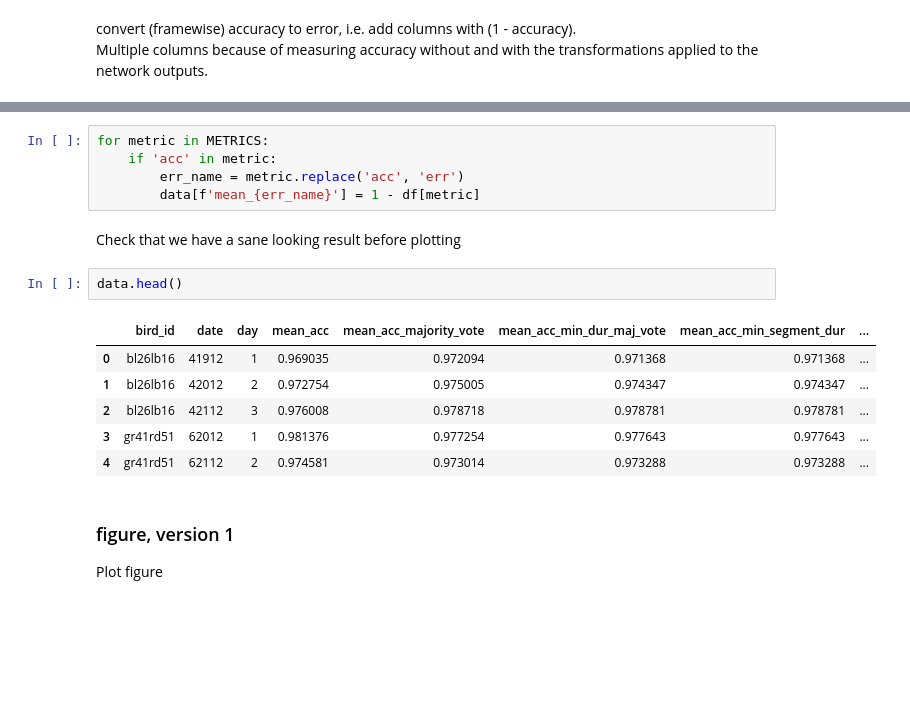
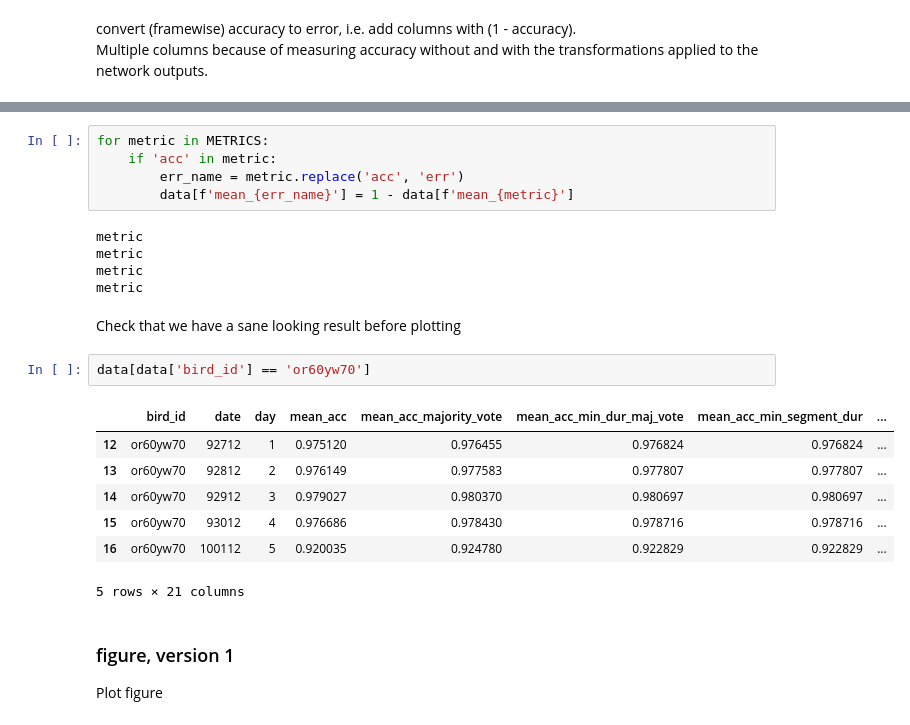
Before and after one commit to yardencsGitHub/tweetynet, a Jupyter notebook: doc/notebooks/BFRepository-results/all-birds.ipynb, the cells around one changed output, grey strips where cells are left out. Cells and saved outputs as stored; diff of their text form; blank space fills up the shorter version.

Commit message:
fix bug in BFSrepository-results/all-birds.ipynb

```diff
--- a/doc/notebooks/BFRepository-results/all-birds.ipynb
+++ b/doc/notebooks/BFRepository-results/all-birds.ipynb
@@ -95,18 +110,24 @@ Multiple columns because of measuring accuracy without and with the transformati
 for metric in METRICS:
     if 'acc' in metric:
         err_name = metric.replace('acc', 'err')
-        data[f'mean_{err_name}'] = 1 - df[metric]
+        data[f'mean_{err_name}'] = 1 - data[f'mean_{metric}']
+# %% [output]
+metric
+metric
+metric
+metric
 # %% [markdown]
 Check that we have a sane looking result before plotting
-# %%
-data.head()
-# %% [output]
-|  | bird_id | date | day | mean_acc | mean_acc_majority_vote | mean_acc_min_dur_maj_vote | mean_acc_min_segment_dur | ... |
-| 0 | bl26lb16 | 41912 | 1 | 0.969035 | 0.972094 | 0.971368 | 0.971368 | ... |
-| 1 | bl26lb16 | 42012 | 2 | 0.972754 | 0.975005 | 0.974347 | 0.974347 | ... |
-| 2 | bl26lb16 | 42112 | 3 | 0.976008 | 0.978718 | 0.978781 | 0.978781 | ... |
-| 3 | gr41rd51 | 62012 | 1 | 0.981376 | 0.977254 | 0.977643 | 0.977643 | ... |
-| 4 | gr41rd51 | 62112 | 2 | 0.974581 | 0.973014 | 0.973288 | 0.973288 | ... |
+# %%
+data[data['bird_id'] == 'or60yw70']
+# %% [output]
+|  | bird_id | date | day | mean_acc | mean_acc_majority_vote | mean_acc_min_dur_maj_vote | mean_acc_min_segment_dur | ... |
+| 12 | or60yw70 | 92712 | 1 | 0.975120 | 0.976455 | 0.976824 | 0.976824 | ... |
+| 13 | or60yw70 | 92812 | 2 | 0.976149 | 0.977583 | 0.977807 | 0.977807 | ... |
+| 14 | or60yw70 | 92912 | 3 | 0.979027 | 0.980370 | 0.980697 | 0.980697 | ... |
+| 15 | or60yw70 | 93012 | 4 | 0.976686 | 0.978430 | 0.978716 | 0.978716 | ... |
+| 16 | or60yw70 | 100112 | 5 | 0.920035 | 0.924780 | 0.922829 | 0.922829 | ... |
+5 rows × 21 columns
 # %% [markdown]
 ### figure, version 1
 Plot figure
```
Also changed, not shown: parts of 3 cells of this notebook.
